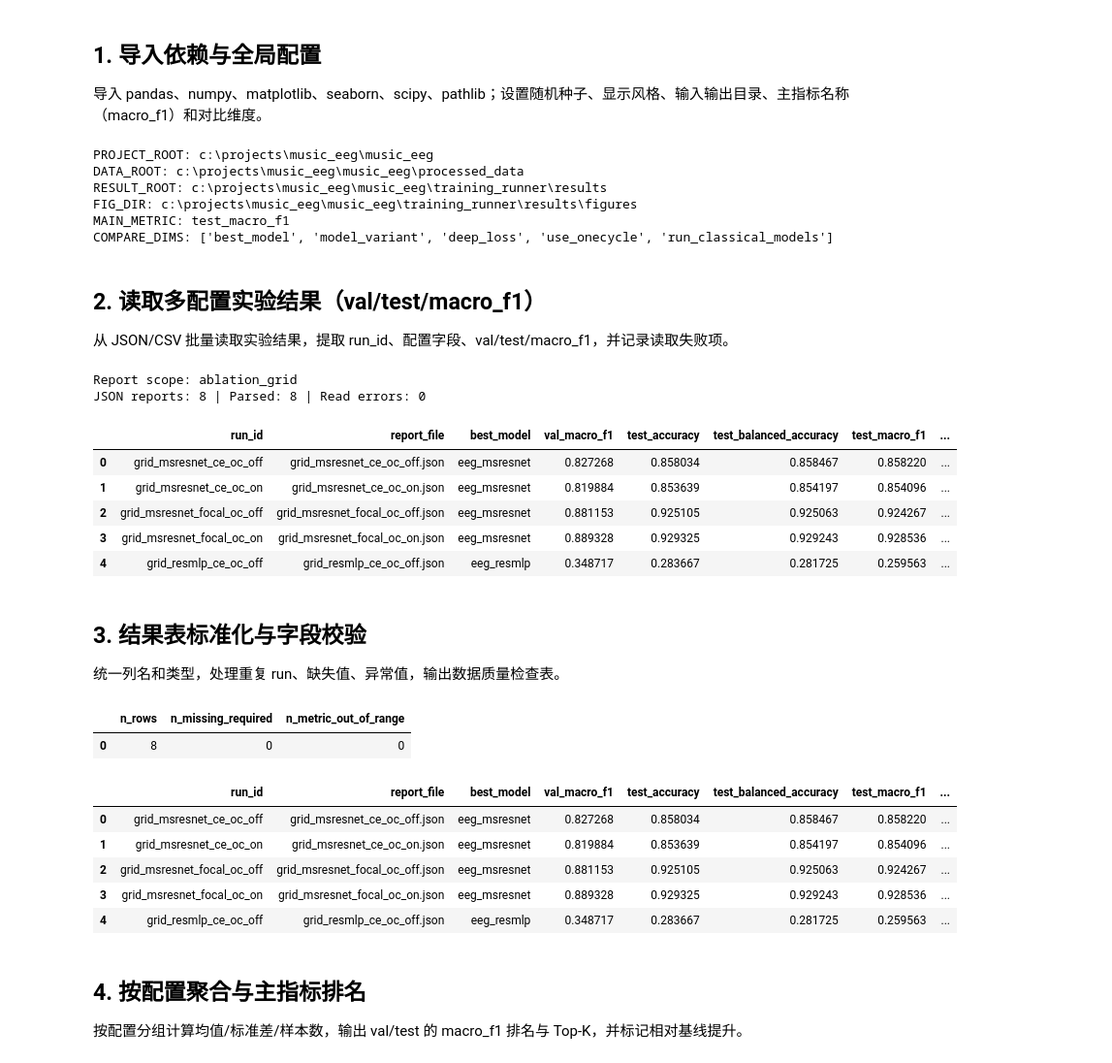
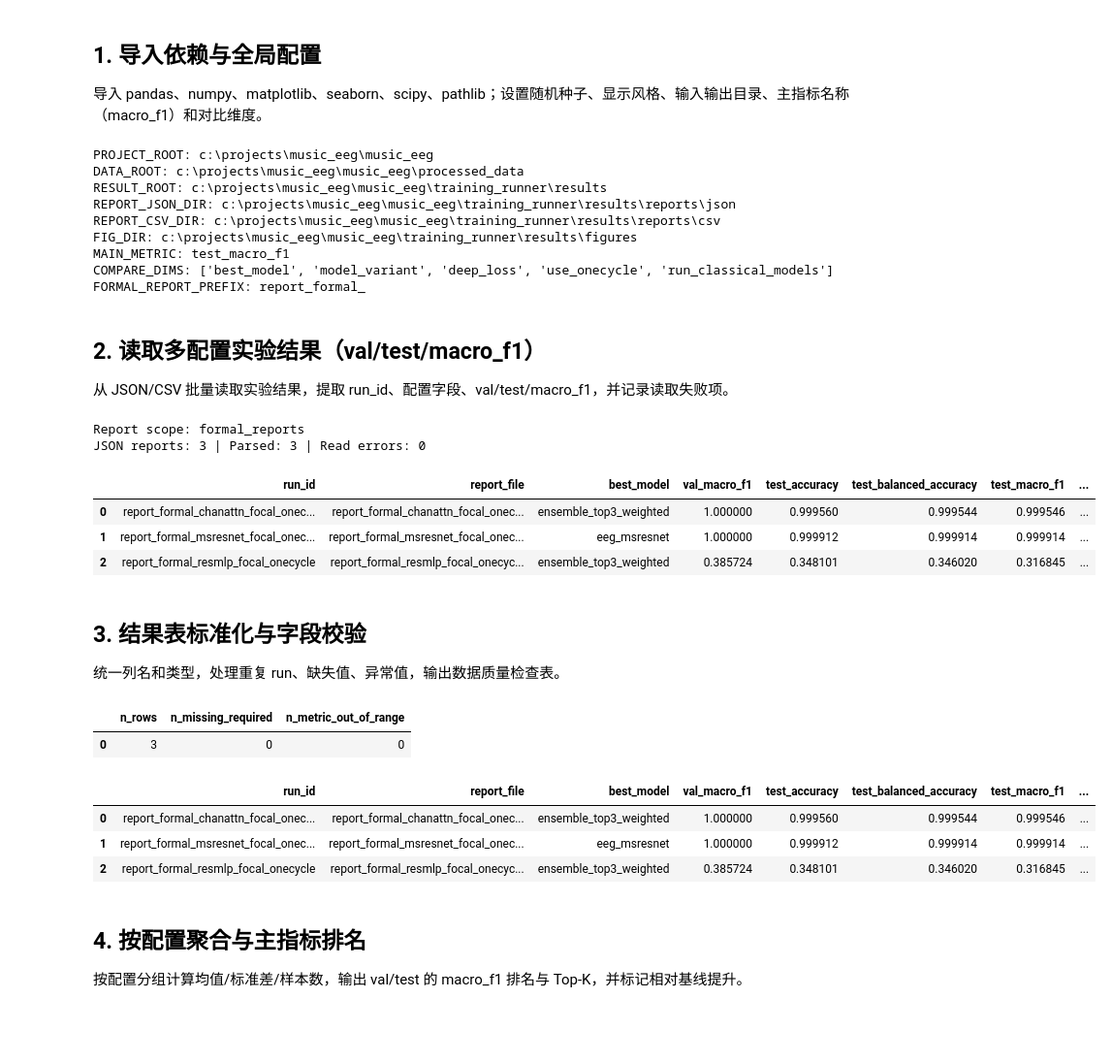
Before and after one commit to ZZC-MK2000/music_eeg, a Jupyter notebook: training_runner/notebooks/comparison_report.ipynb, the cells around one changed output. Shown at 97% size. Saved outputs shown, nothing was run; the diff lists cells and outputs as text; code cells hidden in the pictures; blank space fills up the shorter version.

```diff
--- a/training_runner/notebooks/comparison_report.ipynb
+++ b/training_runner/notebooks/comparison_report.ipynb
@@ -359,44 +383,72 @@ DATA_ROOT = PROJECT_ROOT / "processed_data"
 ROOT = PROJECT_ROOT / "training_runner" / "results"
 ROOT.mkdir(parents=True, exist_ok=True)
 
+REPORT_JSON_DIR = ROOT / "reports" / "json"
+REPORT_CSV_DIR = ROOT / "reports" / "csv"
+REPORT_JSON_DIR.mkdir(parents=True, exist_ok=True)
+REPORT_CSV_DIR.mkdir(parents=True, exist_ok=True)
+
 FIG_DIR = ROOT / "figures"
 FIG_DIR.mkdir(parents=True, exist_ok=True)
 
 MAIN_METRIC = "test_macro_f1"
 COMPARE_DIMS = ["best_model", "model_variant", "deep_loss", "use_onecycle", "run_classical_models"]
+FORMAL_REPORT_PREFIX = "report_formal_"
 
 print("PROJECT_ROOT:", PROJECT_ROOT)
 print("DATA_ROOT:", DATA_ROOT)
 print("RESULT_ROOT:", ROOT)
+print("REPORT_JSON_DIR:", REPORT_JSON_DIR)
+print("REPORT_CSV_DIR:", REPORT_CSV_DIR)
 print("FIG_DIR:", FIG_DIR)
 print("MAIN_METRIC:", MAIN_METRIC)
 print("COMPARE_DIMS:", COMPARE_DIMS)
+print("FORMAL_REPORT_PREFIX:", FORMAL_REPORT_PREFIX)
 # %% [output]
 PROJECT_ROOT: c:\projects\music_eeg\music_eeg
 DATA_ROOT: c:\projects\music_eeg\music_eeg\processed_data
 RESULT_ROOT: c:\projects\music_eeg\music_eeg\training_runner\results
+REPORT_JSON_DIR: c:\projects\music_eeg\music_eeg\training_runner\results\reports\json
+REPORT_CSV_DIR: c:\projects\music_eeg\music_eeg\training_runner\results\reports\csv
 FIG_DIR: c:\projects\music_eeg\music_eeg\training_runner\results\figures
 MAIN_METRIC: test_macro_f1
 COMPARE_DIMS: ['best_model', 'model_variant', 'deep_loss', 'use_onecycle', 'run_classical_models']
+FORMAL_REPORT_PREFIX: report_formal_
 # %% [markdown]
 ## 2. 读取多配置实验结果（val/test/macro_f1）
 
 从 JSON/CSV 批量读取实验结果，提取 run_id、配置字段、val/test/macro_f1，并记录读取失败项。
 # %%
 grid_dir = ROOT / "ablation_grid"
+grid_dir_alt = REPORT_JSON_DIR / "ablation_grid"
 grid_json_files = sorted(grid_dir.glob("grid_*.json")) if grid_dir.exists() else []
+grid_json_files += sorted(grid_dir_alt.glob("grid_*.json")) if grid_dir_alt.exists() else []
+formal_json_files = sorted(REPORT_JSON_DIR.glob(f"{FORMAL_REPORT_PREFIX}*.json"))
+if not formal_json_files:
+    formal_json_files = sorted(ROOT.glob(f"{FORMAL_REPORT_PREFIX}*.json"))
 
-# Prefer complete factorial grid reports when available.
-if grid_json_files:
+# Prefer formal comparison reports when available.
+if formal_json_files:
+    json_files = formal_json_files
+    report_scope = "formal_reports"
+# Else prefer complete factorial grid reports.
+elif grid_json_files:
     json_files = grid_json_files
     report_scope = "ablation_grid"
 else:
     json_files = sorted(
-        p for p in ROOT.glob("*.json") if p.name not in {"split_summary.json", "nmedt_features.summary.json"}
+        p for p in REPORT_JSON_DIR.glob("*.json")
+        if p.name not in {"split_summary.json", "nmedt_features.summary.json", "formal_compare_settings.json"}
     )
+    if not json_files:
+        json_files = sorted(
+            p for p in ROOT.glob("*.json") if p.name not in {"split_summary.json", "nmedt_features.summary.json", "formal_compare_settings.json"}
+        )
     report_scope = "root"
 
-csv_files = sorted(ROOT.glob("*.csv"))
+csv_files = sorted(REPORT_CSV_DIR.glob("*.csv"))
+if not csv_files:
+    csv_files = sorted(ROOT.glob("*.csv"))
 
 errors = []
 rows = []
@@ -430,40 +482,38 @@ for p in json_files:
 
     note = p.stem.lower()
     if row["model_variant"] is None:
         if "msresnet" in note:
             row["model_variant"] = "msresnet"
         elif "resmlp" in note:
             row["model_variant"] = "resmlp"
 
     if row["deep_loss"] is None:
         if "focal" in note:
             row["deep_loss"] = "focal"
         elif "ce" in note:
             row["deep_loss"] = "ce"
 
     if row["use_onecycle"] is None:
         row["use_onecycle"] = "onecycle" in note
 
     rows.append(row)
 
 raw_df = pd.DataFrame(rows)
 error_df = pd.DataFrame(errors)
 
 print(f"Report scope: {report_scope}")
 print("JSON reports:", len(json_files), "| Parsed:", len(raw_df), "| Read errors:", len(error_df))
 if not error_df.empty:
     display(error_df)
 
 raw_df.head()
 # %% [output]
-Report scope: ablation_grid
-JSON reports: 8 | Parsed: 8 | Read errors: 0
+Report scope: formal_reports
+JSON reports: 3 | Parsed: 3 | Read errors: 0
 |  | run_id | report_file | best_model | val_macro_f1 | test_accuracy | test_balanced_accuracy | test_macro_f1 | ... |
-| 0 | grid_msresnet_ce_oc_off | grid_msresnet_ce_oc_off.json | eeg_msresnet | 0.827268 | 0.858034 | 0.858467 | 0.858220 | ... |
-| 1 | grid_msresnet_ce_oc_on | grid_msresnet_ce_oc_on.json | eeg_msresnet | 0.819884 | 0.853639 | 0.854197 | 0.854096 | ... |
-| 2 | grid_msresnet_focal_oc_off | grid_msresnet_focal_oc_off.json | eeg_msresnet | 0.881153 | 0.925105 | 0.925063 | 0.924267 | ... |
-| 3 | grid_msresnet_focal_oc_on | grid_msresnet_focal_oc_on.json | eeg_msresnet | 0.889328 | 0.929325 | 0.929243 | 0.928536 | ... |
-| 4 | grid_resmlp_ce_oc_off | grid_resmlp_ce_oc_off.json | eeg_resmlp | 0.348717 | 0.283667 | 0.281725 | 0.259563 | ... |
+| 0 | report_formal_chanattn_focal_onec... | report_formal_chanattn_focal_onec... | ensemble_top3_weighted | 1.000000 | 0.999560 | 0.999544 | 0.999546 | ... |
+| 1 | report_formal_msresnet_focal_onec... | report_formal_msresnet_focal_onec... | eeg_msresnet | 1.000000 | 0.999912 | 0.999914 | 0.999914 | ... |
+| 2 | report_formal_resmlp_focal_onecycle | report_formal_resmlp_focal_onecyc... | ensemble_top3_weighted | 0.385724 | 0.348101 | 0.346020 | 0.316845 | ... |
 # %% [markdown]
 ## 3. 结果表标准化与字段校验
 
@@ -494,13 +544,11 @@ if missing_required.any():
 df.head()
 # %% [output]
 |  | n_rows | n_missing_required | n_metric_out_of_range |
-| 0 | 8 | 0 | 0 |
+| 0 | 3 | 0 | 0 |
 |  | run_id | report_file | best_model | val_macro_f1 | test_accuracy | test_balanced_accuracy | test_macro_f1 | ... |
-| 0 | grid_msresnet_ce_oc_off | grid_msresnet_ce_oc_off.json | eeg_msresnet | 0.827268 | 0.858034 | 0.858467 | 0.858220 | ... |
-| 1 | grid_msresnet_ce_oc_on | grid_msresnet_ce_oc_on.json | eeg_msresnet | 0.819884 | 0.853639 | 0.854197 | 0.854096 | ... |
-| 2 | grid_msresnet_focal_oc_off | grid_msresnet_focal_oc_off.json | eeg_msresnet | 0.881153 | 0.925105 | 0.925063 | 0.924267 | ... |
-| 3 | grid_msresnet_focal_oc_on | grid_msresnet_focal_oc_on.json | eeg_msresnet | 0.889328 | 0.929325 | 0.929243 | 0.928536 | ... |
-| 4 | grid_resmlp_ce_oc_off | grid_resmlp_ce_oc_off.json | eeg_resmlp | 0.348717 | 0.283667 | 0.281725 | 0.259563 | ... |
+| 0 | report_formal_chanattn_focal_onec... | report_formal_chanattn_focal_onec... | ensemble_top3_weighted | 1.000000 | 0.999560 | 0.999544 | 0.999546 | ... |
+| 1 | report_formal_msresnet_focal_onec... | report_formal_msresnet_focal_onec... | eeg_msresnet | 1.000000 | 0.999912 | 0.999914 | 0.999914 | ... |
+| 2 | report_formal_resmlp_focal_onecycle | report_formal_resmlp_focal_onecyc... | ensemble_top3_weighted | 0.385724 | 0.348101 | 0.346020 | 0.316845 | ... |
 # %% [markdown]
 ## 4. 按配置聚合与主指标排名
 
```
Also changed, not shown: parts of 8 cells of this notebook, 49 other files.
